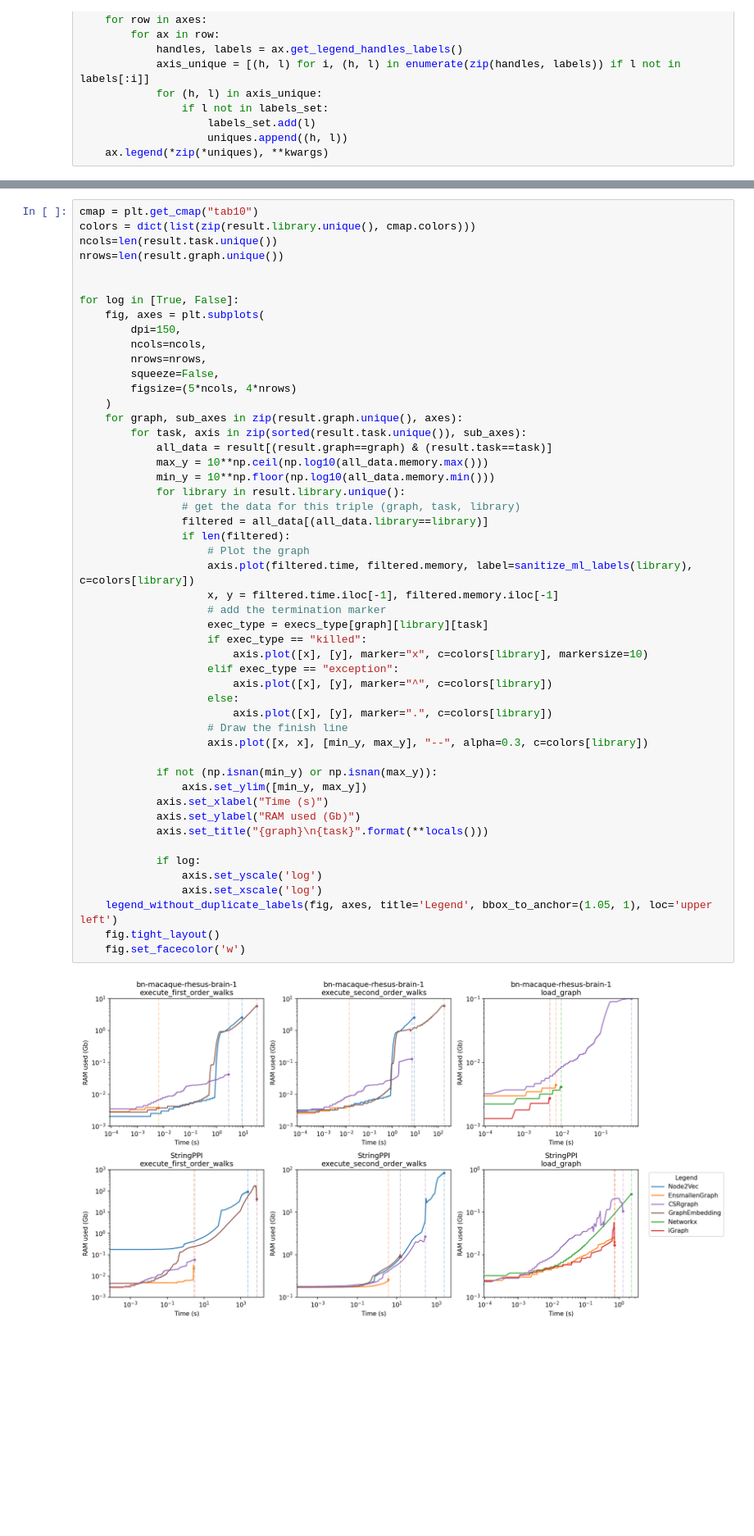
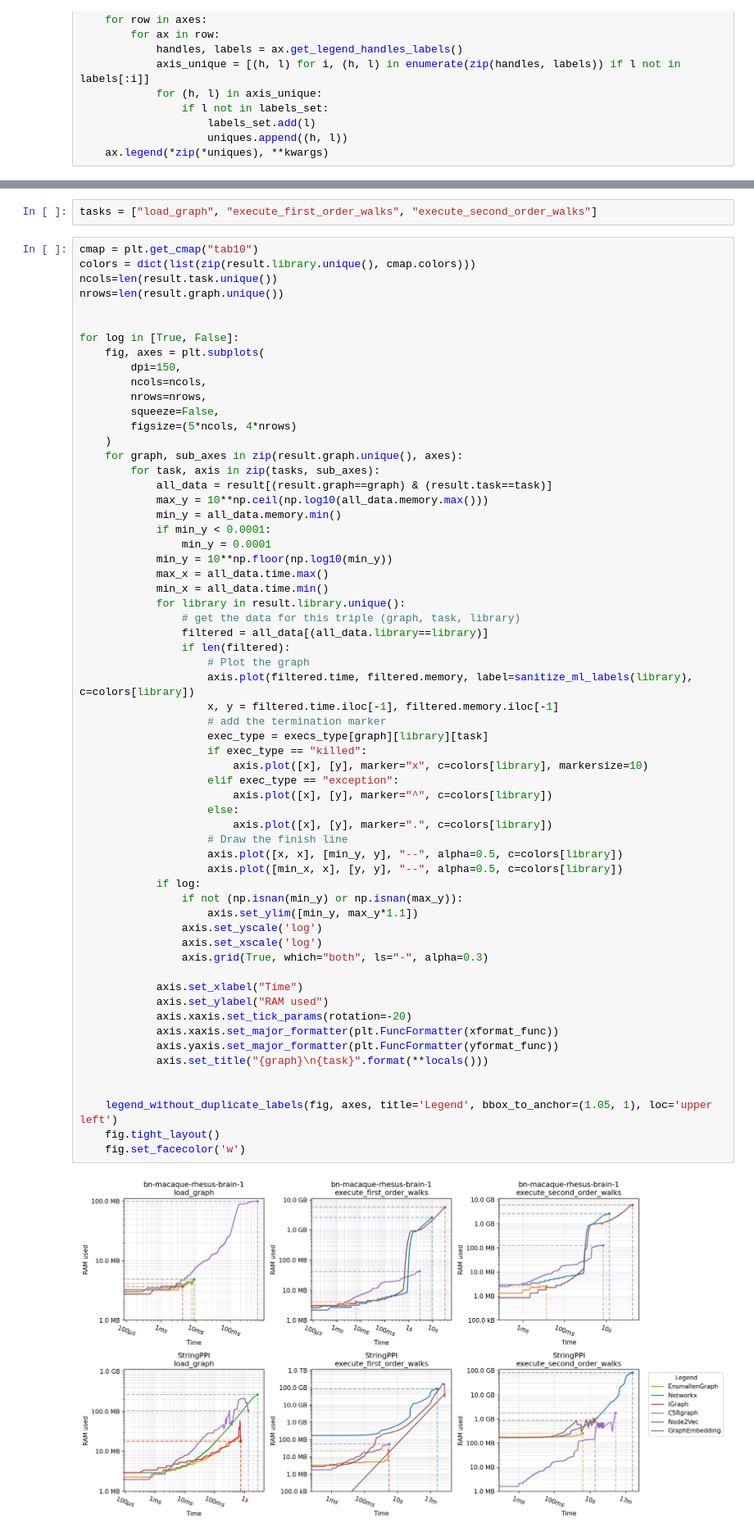
Before and after one commit to LucaCappelletti94/ensmallen_experiments, a Jupyter notebook: Preliminary tests on Ensmallen.ipynb, the cells around one changed output, grey strips where cells are left out. Shown at 82% size. Cells and saved outputs as stored; diff of their text form; blank space fills up the shorter version.

Commit message:
updated the visualizzation jupoyter and added the igraph random walks

```diff
--- a/Preliminary tests on Ensmallen.ipynb
+++ b/Preliminary tests on Ensmallen.ipynb
@@ -122,3 +145,5 @@ def legend_without_duplicate_labels(fig, axes, **kwargs):
+# %%
+tasks = ["load_graph", "execute_first_order_walks", "execute_second_order_walks"]
 # %%
 cmap = plt.get_cmap("tab10")
 colors = dict(list(zip(result.library.unique(), cmap.colors)))
@@ -133,41 +158,52 @@ for log in [True, False]:
         nrows=nrows,
         squeeze=False,
         figsize=(5*ncols, 4*nrows)
     )
     for graph, sub_axes in zip(result.graph.unique(), axes):
-        for task, axis in zip(sorted(result.task.unique()), sub_axes):
+        for task, axis in zip(tasks, sub_axes):
             all_data = result[(result.graph==graph) & (result.task==task)]
             max_y = 10**np.ceil(np.log10(all_data.memory.max()))
-            min_y = 10**np.floor(np.log10(all_data.memory.min()))
+            min_y = all_data.memory.min()
+            if min_y < 0.0001:
+                min_y = 0.0001
+            min_y = 10**np.floor(np.log10(min_y))
+            max_x = all_data.time.max()
+            min_x = all_data.time.min()
             for library in result.library.unique():
                 # get the data for this triple (graph, task, library)
                 filtered = all_data[(all_data.library==library)]
                 if len(filtered):
                     # Plot the graph
                     axis.plot(filtered.time, filtered.memory, label=sanitize_ml_labels(library), c=colors[library])
                     x, y = filtered.time.iloc[-1], filtered.memory.iloc[-1]
                     # add the termination marker
                     exec_type = execs_type[graph][library][task]
                     if exec_type == "killed":
                         axis.plot([x], [y], marker="x", c=colors[library], markersize=10)
                     elif exec_type == "exception":
                         axis.plot([x], [y], marker="^", c=colors[library])
                     else:
                         axis.plot([x], [y], marker=".", c=colors[library])
                     # Draw the finish line
-                    axis.plot([x, x], [min_y, max_y], "--", alpha=0.3, c=colors[library])
+                    axis.plot([x, x], [min_y, y], "--", alpha=0.5, c=colors[library])
+                    axis.plot([min_x, x], [y, y], "--", alpha=0.5, c=colors[library])
+            if log:
+                if not (np.isnan(min_y) or np.isnan(max_y)):
+                    axis.set_ylim([min_y, max_y*1.1])
+                axis.set_yscale('log')
+                axis.set_xscale('log')
+                axis.grid(True, which="both", ls="-", alpha=0.3)
 
-            if not (np.isnan(min_y) or np.isnan(max_y)):
-                axis.set_ylim([min_y, max_y])
-            axis.set_xlabel("Time (s)")
-            axis.set_ylabel("RAM used (Gb)")
+            axis.set_xlabel("Time")
+            axis.set_ylabel("RAM used")
+            axis.xaxis.set_tick_params(rotation=-20)
+            axis.xaxis.set_major_formatter(plt.FuncFormatter(xformat_func))
+            axis.yaxis.set_major_formatter(plt.FuncFormatter(yformat_func))
             axis.set_title("{graph}\n{task}".format(**locals()))
 
-            if log:
-                axis.set_yscale('log')
-                axis.set_xscale('log')
+
     legend_without_duplicate_labels(fig, axes, title='Legend', bbox_to_anchor=(1.05, 1), loc='upper left')
     fig.tight_layout()
     fig.set_facecolor('w')
 # %% [output]
-[figure, old version]
+[figure, new version]
```
Also changed, not shown: parts of 4 cells of this notebook, 7 other files.
